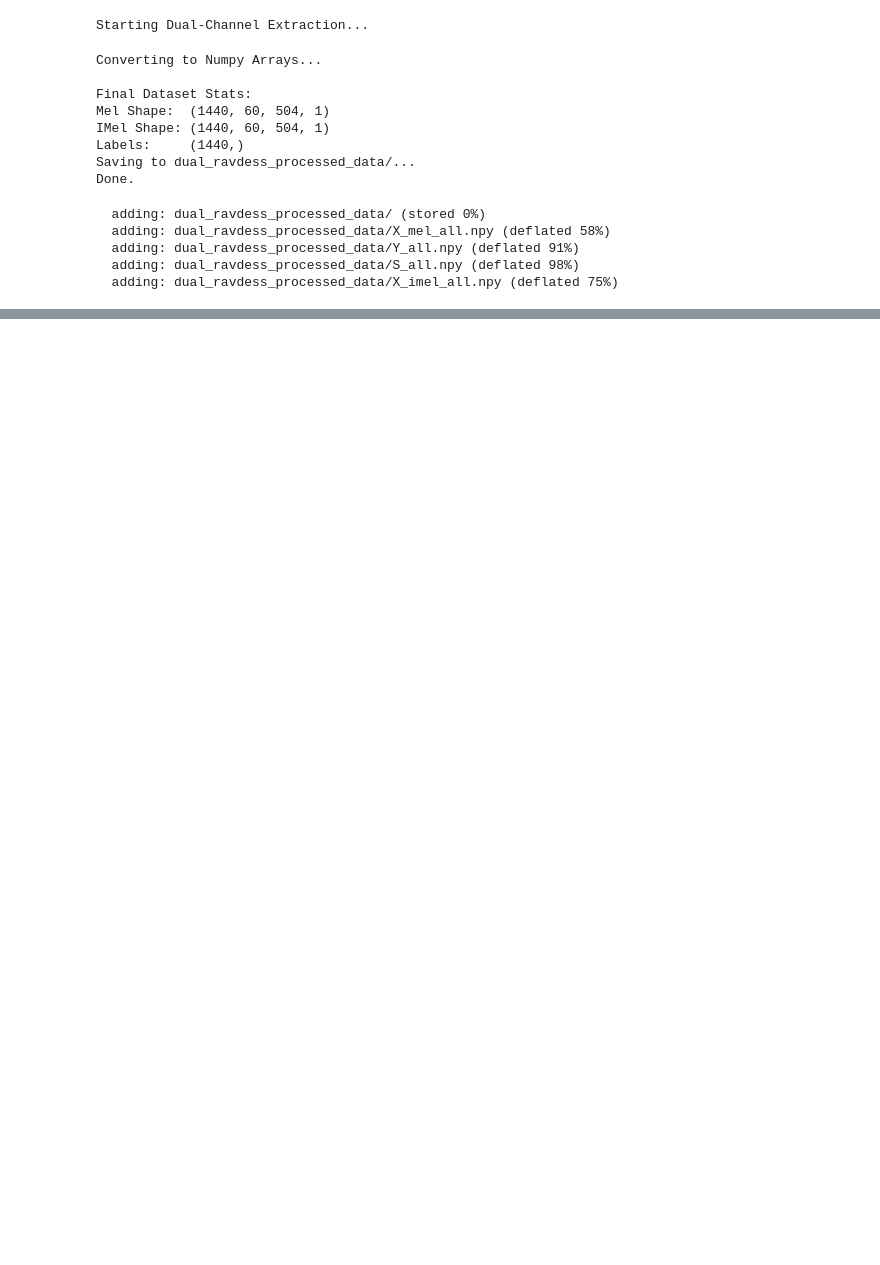
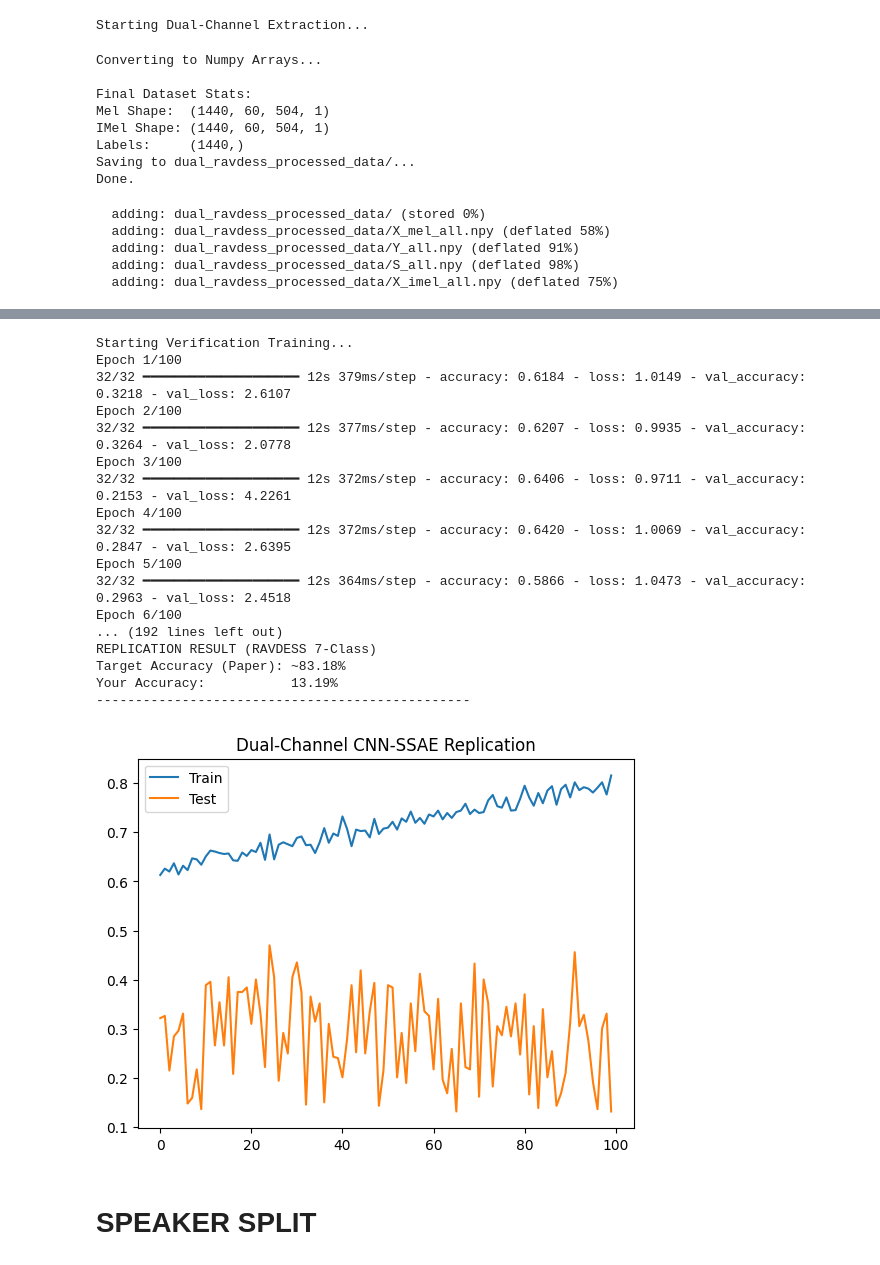
Before and after one commit to Baah134/Baah134, a Jupyter notebook: SER_CARINE/Paper_3.ipynb, the cells around one changed output, grey strips where cells are left out. Cells and saved outputs as stored; diff of their text form; code cells hidden in the pictures; blank space fills up the shorter version.

```diff
--- a/SER_CARINE/Paper_3.ipynb
+++ b/SER_CARINE/Paper_3.ipynb
@@ -217,0 +388,46 @@ Done.
+# %%
+print("\nStarting Verification Training...")
+history = model.fit(
+    [X_mel_train, X_imel_train], Y_train, # Dual Inputs!
+    epochs=100,
+    batch_size=32,
+    validation_data=([X_mel_test, X_imel_test], Y_test),
+    verbose=1
+)
+
+# ==========================================
+# 6. RESULTS
+# ==========================================
+loss, acc = model.evaluate([X_mel_test, X_imel_test], Y_test)
+print("\n------------------------------------------------")
+print(f"REPLICATION RESULT (RAVDESS 7-Class)")
+print(f"Target Accuracy (Paper): ~83.18%")
+print(f"Your Accuracy:           {acc*100:.2f}%")
+print("------------------------------------------------")
+
+plt.plot(history.history['accuracy'], label='Train')
+plt.plot(history.history['val_accuracy'], label='Test')
+plt.title('Dual-Channel CNN-SSAE Replication')
+plt.legend()
+plt.show()
+# %% [output]
+Starting Verification Training...
+Epoch 1/100
+32/32 ━━━━━━━━━━━━━━━━━━━━ 12s 379ms/step - accuracy: 0.6184 - loss: 1.0149 - val_accuracy: 0.3218 - val_loss: 2.6107
+Epoch 2/100
+32/32 ━━━━━━━━━━━━━━━━━━━━ 12s 377ms/step - accuracy: 0.6207 - loss: 0.9935 - val_accuracy: 0.3264 - val_loss: 2.0778
+Epoch 3/100
+32/32 ━━━━━━━━━━━━━━━━━━━━ 12s 372ms/step - accuracy: 0.6406 - loss: 0.9711 - val_accuracy: 0.2153 - val_loss: 4.2261
+Epoch 4/100
+32/32 ━━━━━━━━━━━━━━━━━━━━ 12s 372ms/step - accuracy: 0.6420 - loss: 1.0069 - val_accuracy: 0.2847 - val_loss: 2.6395
+Epoch 5/100
+32/32 ━━━━━━━━━━━━━━━━━━━━ 12s 364ms/step - accuracy: 0.5866 - loss: 1.0473 - val_accuracy: 0.2963 - val_loss: 2.4518
+Epoch 6/100
+... (192 lines left out)
+REPLICATION RESULT (RAVDESS 7-Class)
+Target Accuracy (Paper): ~83.18%
+Your Accuracy:           13.19%
+------------------------------------------------
+[figure, added]
+# %% [markdown]
+# **SPEAKER SPLIT**
```
Also changed, not shown: parts of 5 cells of this notebook.
